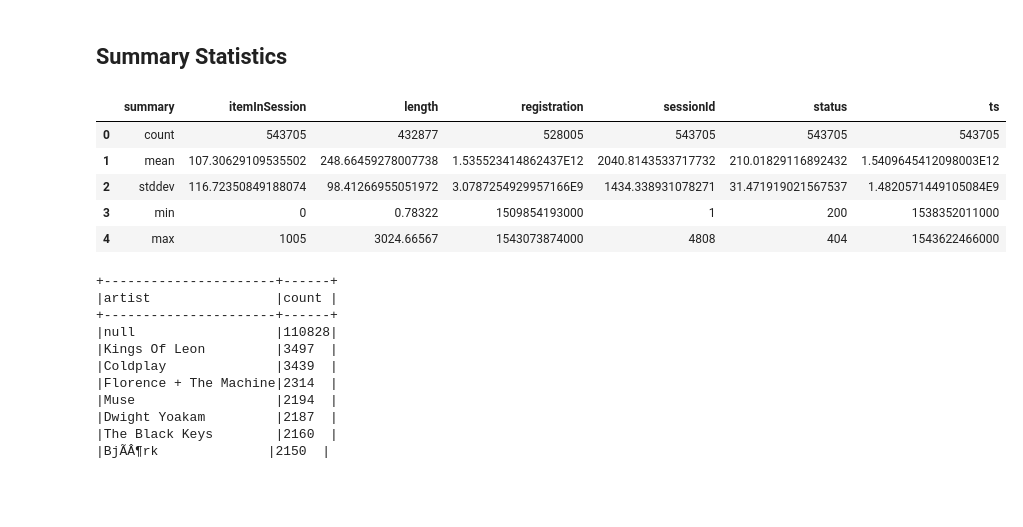
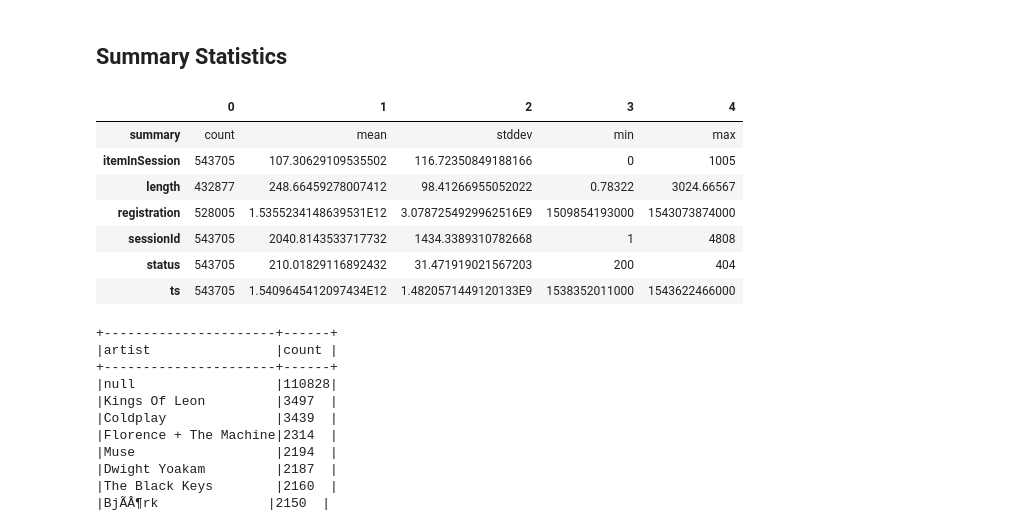
Before and after one commit to Rmostert/Sparkify-churn, a Jupyter notebook: Churn Model.ipynb, the cells around one changed output. Cells and saved outputs as stored; diff of their text form; code cells hidden in the pictures; blank space fills up the shorter version.

```diff
--- a/Churn Model.ipynb
+++ b/Churn Model.ipynb
@@ -137,14 +136,16 @@ char_vars
 
 summary_stats = user_log.describe(*num_vars)
 # %%
-summary_stats.toPandas()
+summary_stats.toPandas().transpose()
 # %% [output]
-|  | summary | itemInSession | length | registration | sessionId | status | ts |
-| 0 | count | 543705 | 432877 | 528005 | 543705 | 543705 | 543705 |
-| 1 | mean | 107.30629109535502 | 248.66459278007738 | 1.535523414862437E12 | 2040.8143533717732 | 210.01829116892432 | 1.5409645412098003E12 |
-| 2 | stddev | 116.72350849188074 | 98.41266955051972 | 3.0787254929957166E9 | 1434.338931078271 | 31.471919021567537 | 1.4820571449105084E9 |
-| 3 | min | 0 | 0.78322 | 1509854193000 | 1 | 200 | 1538352011000 |
-| 4 | max | 1005 | 3024.66567 | 1543073874000 | 4808 | 404 | 1543622466000 |
+|  | 0 | 1 | 2 | 3 | 4 |
+| summary | count | mean | stddev | min | max |
+| itemInSession | 543705 | 107.30629109535502 | 116.72350849188166 | 0 | 1005 |
+| length | 432877 | 248.66459278007412 | 98.41266955052022 | 0.78322 | 3024.66567 |
+| registration | 528005 | 1.5355234148639531E12 | 3.0787254929962516E9 | 1509854193000 | 1543073874000 |
+| sessionId | 543705 | 2040.8143533717732 | 1434.3389310782668 | 1 | 4808 |
+| status | 543705 | 210.01829116892432 | 31.471919021567203 | 200 | 404 |
+| ts | 543705 | 1.5409645412097434E12 | 1.4820571449120133E9 | 1538352011000 | 1543622466000 |
 # %%
 eval_char_vars = ['artist',
  'auth',
```
Also changed, not shown: parts of 22 cells of this notebook.
